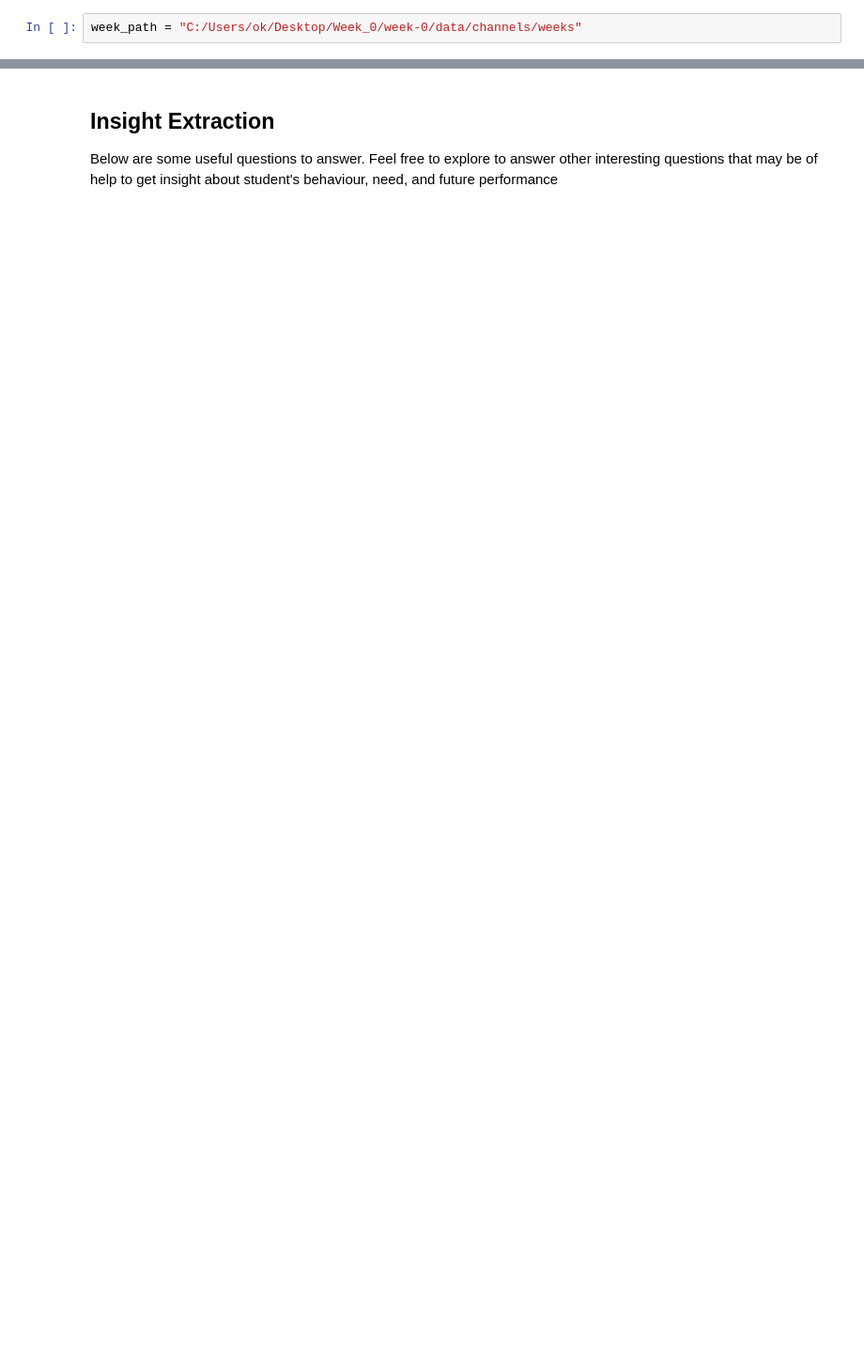
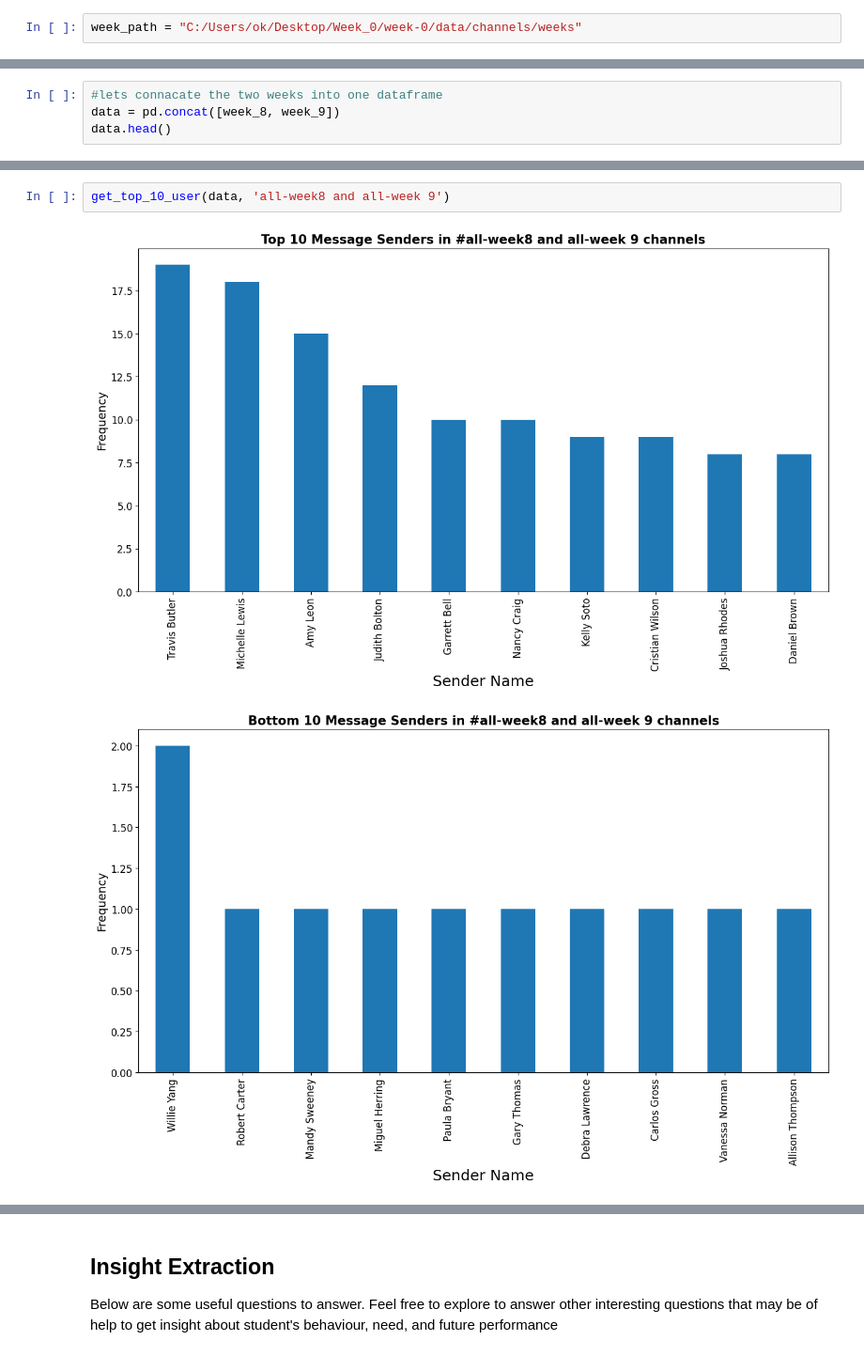
Before and after one commit to Keriii/week-0, a Jupyter notebook: notebooks/parse_slack_data.ipynb, the cells around one changed output, grey strips where cells are left out. Shown at 94% size. Cells and saved outputs as stored; diff of their text form; blank space fills up the shorter version.

Commit message:
EDA analysis on users

```diff
--- a/notebooks/parse_slack_data.ipynb
+++ b/notebooks/parse_slack_data.ipynb
@@ -91,0 +67,4 @@ get_top_20_user(week_9, 'all-week8')
+# %%
+#lets connacate the two weeks into one dataframe
+data = pd.concat([week_8, week_9])
+data.head()
@@ -91,0 +78,5 @@ get_top_20_user(week_9, 'all-week8')
+# %%
+get_top_10_user(data, 'all-week8 and all-week 9')
+# %% [output]
+[figure, added]
+[figure, added]
```
Also changed, not shown: parts of 20 cells of this notebook.
